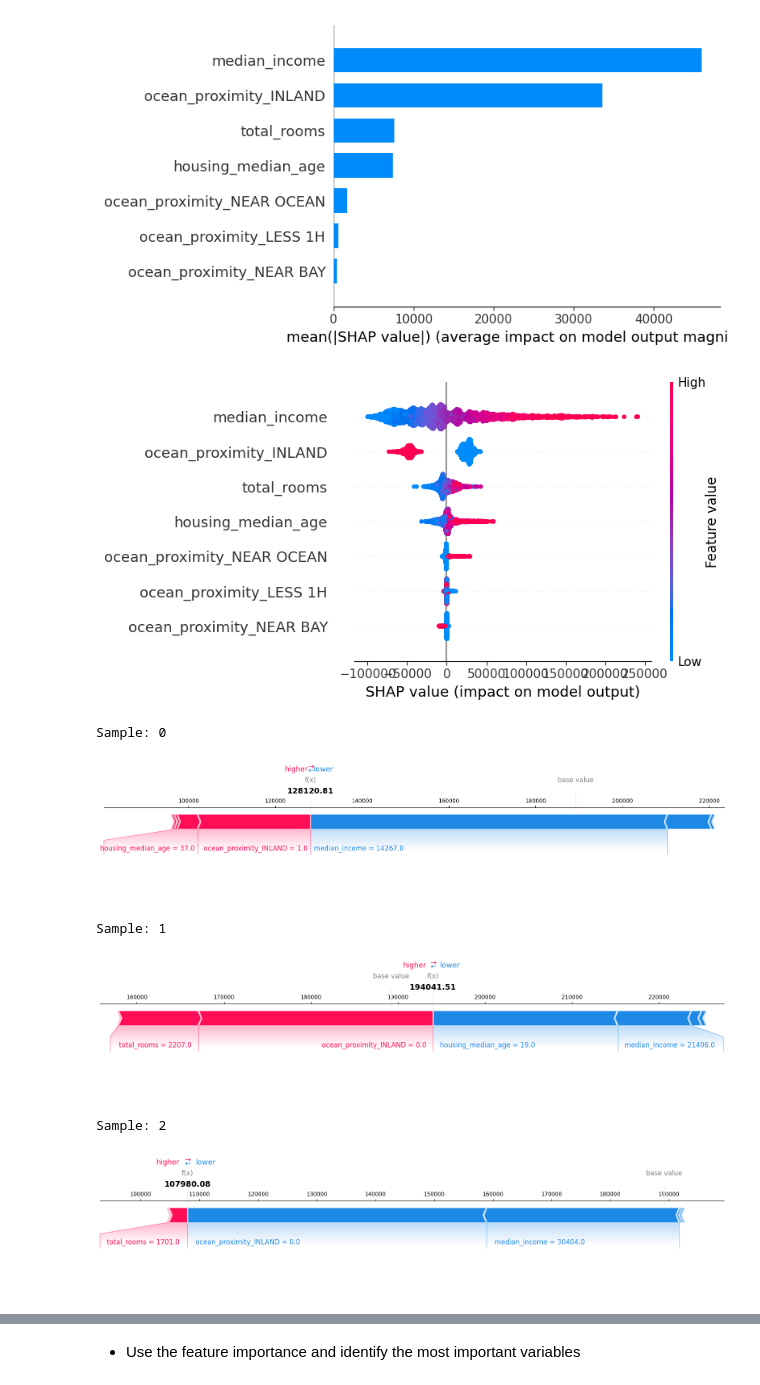
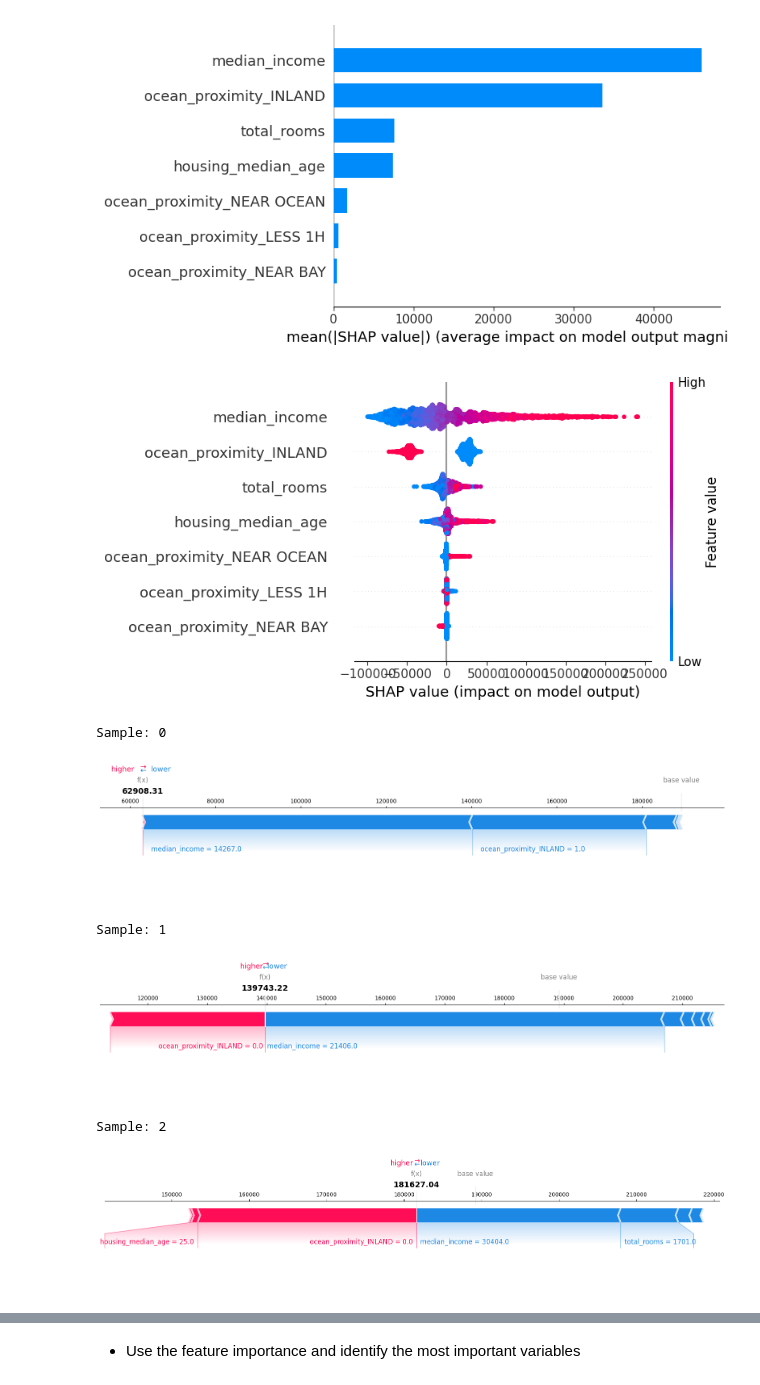
Before and after one commit to BastienCH08/explainabilityAI-tutorial4, a Jupyter notebook: notebook_CHEREL.ipynb, the cells around one changed output, grey strips where cells are left out. Drawn from its saved outputs; the diff is of its cells as text; code cells hidden in the pictures.

```diff
--- a/notebook_CHEREL.ipynb
+++ b/notebook_CHEREL.ipynb
@@ -318,31 +306,0 @@ R-squared: 0.605
-# %%
-from sklearn.model_selection import GridSearchCV
-import xgboost
-
-# Assuming you have your dataset loaded and preprocessed, and the features are in X and target variable in y
-X_train, X_test, y_train, y_test = train_test_split(X, y, test_size=0.2, random_state=42)
-
-# Define hyperparameters for XGBoost regression
-params = {
-    'objective': 'reg:squarederror',  # For regression
-    'eval_metric': 'rmse',            # Evaluation metric (Root Mean Squared Error)
-    'eta': 0.3,                       # Learning rate
-    'max_depth': 5,                   # Maximum depth of the tree
-    'min_child_weight': 15,           # Minimum sum of instance weight needed in a child
-    'subsample': 0.8,                 # Subsample ratio of the training instance
-    'colsample_bytree': 0.8,          # Subsample ratio of columns when constructing each tree
-    'gamma': 0,                       # Minimum loss reduction required to make a further partition on a leaf node
-    'seed': 666                       # Random seed for reproducibility
-}
-
-# Initialize XGBoost regressor
-xgb_model = xgboost.XGBRegressor(**params)
-
-xgb_model.fit(X_train, y_train)
-
-# Fit the XGBoost model with the best parameters
-xgb_model = xgboost.XGBRegressor(**best_params)
-xgb_model.fit(X_train, y_train)
-
-# Predictions on the testing set
-y_pred = xgb_model.predict(X_test)
@@ -378,8 +331,8 @@ import shap
 shap.initjs()
 
 rf_explainer = shap.TreeExplainer(random_forest_model)
-shap_values = rf_explainer.shap_values(X_test)
+rf_shap_values = rf_explainer.shap_values(X_test)
 
-shap.force_plot(rf_explainer.expected_value, shap_values[0,:], X_test.iloc[0,:])
+# shap.force_plot(rf_explainer.expected_value, rf_shap_values[0,:], X_test.iloc[0,:])
 # %% [output]
 [interactive output not drawn]
@@ -389,22 +341,21 @@ shap.summary_plot(shap_values, X_test, plot_type="bar")
 # %% [output]
 [figure]
 # %%
-shap.summary_plot(shap_values, X_test)
+shap.summary_plot(rf_shap_values, X_test)
 # %% [output]
-[figure, old version]
+[figure, new version]
 # %%
 sample_indices = [0, 1, 2]
-rf_shap_values = rf_explainer.shap_values(X_train)
 
 for i, idx in enumerate(sample_indices):
     print("Sample:", idx)
     shap.force_plot(rf_explainer.expected_value, rf_shap_values[idx], features=X_test.iloc[idx], feature_names=X_train.columns,matplotlib=True, show=True)
     plt.show()
 # %% [output]
 Sample: 0
-[figure, old version]
+[figure, new version]
 Sample: 1
-[figure, old version]
+[figure, new version]
 Sample: 2
-[figure, old version]
+[figure, new version]
 # %%
```
Also changed, not shown: parts of 23 cells of this notebook, 1 other file.
